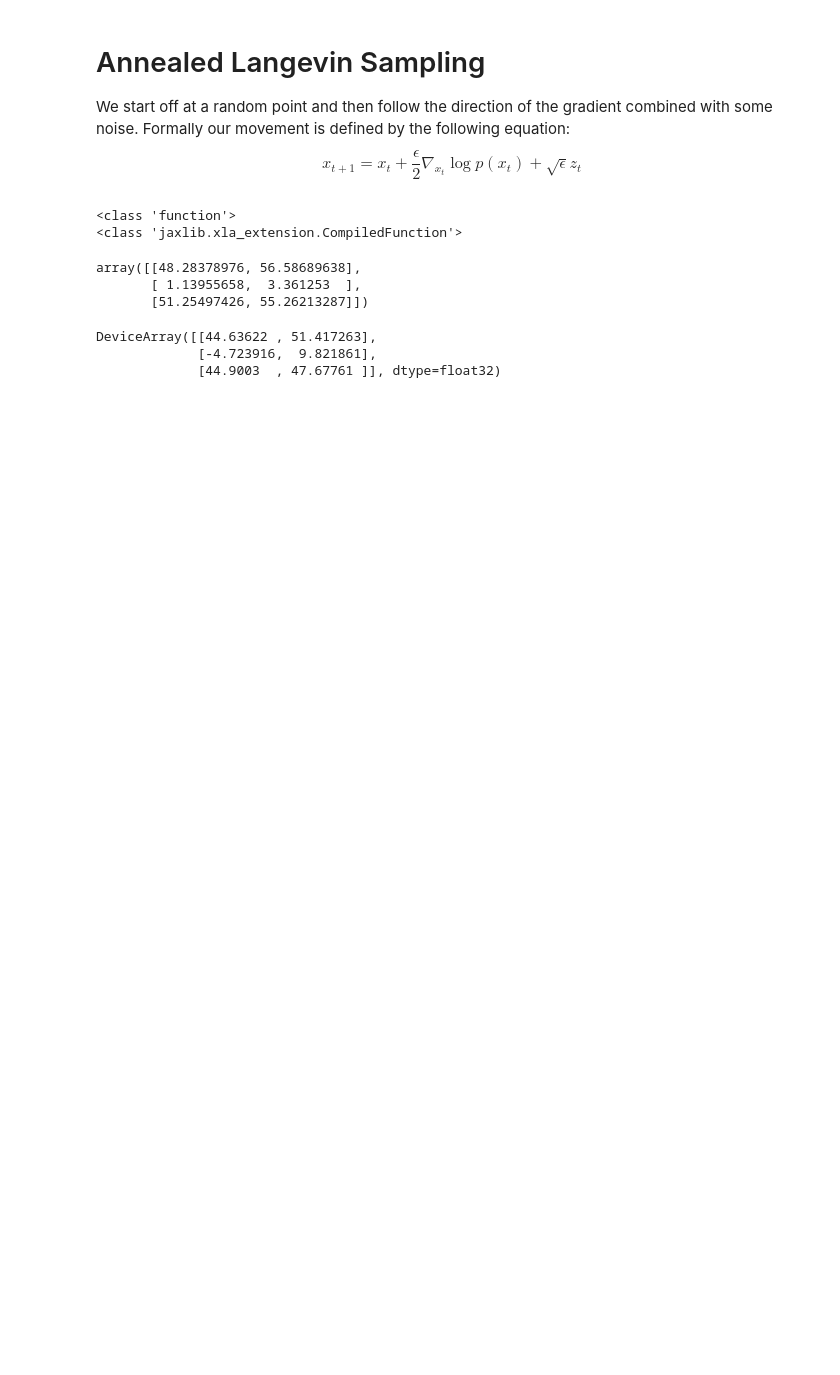
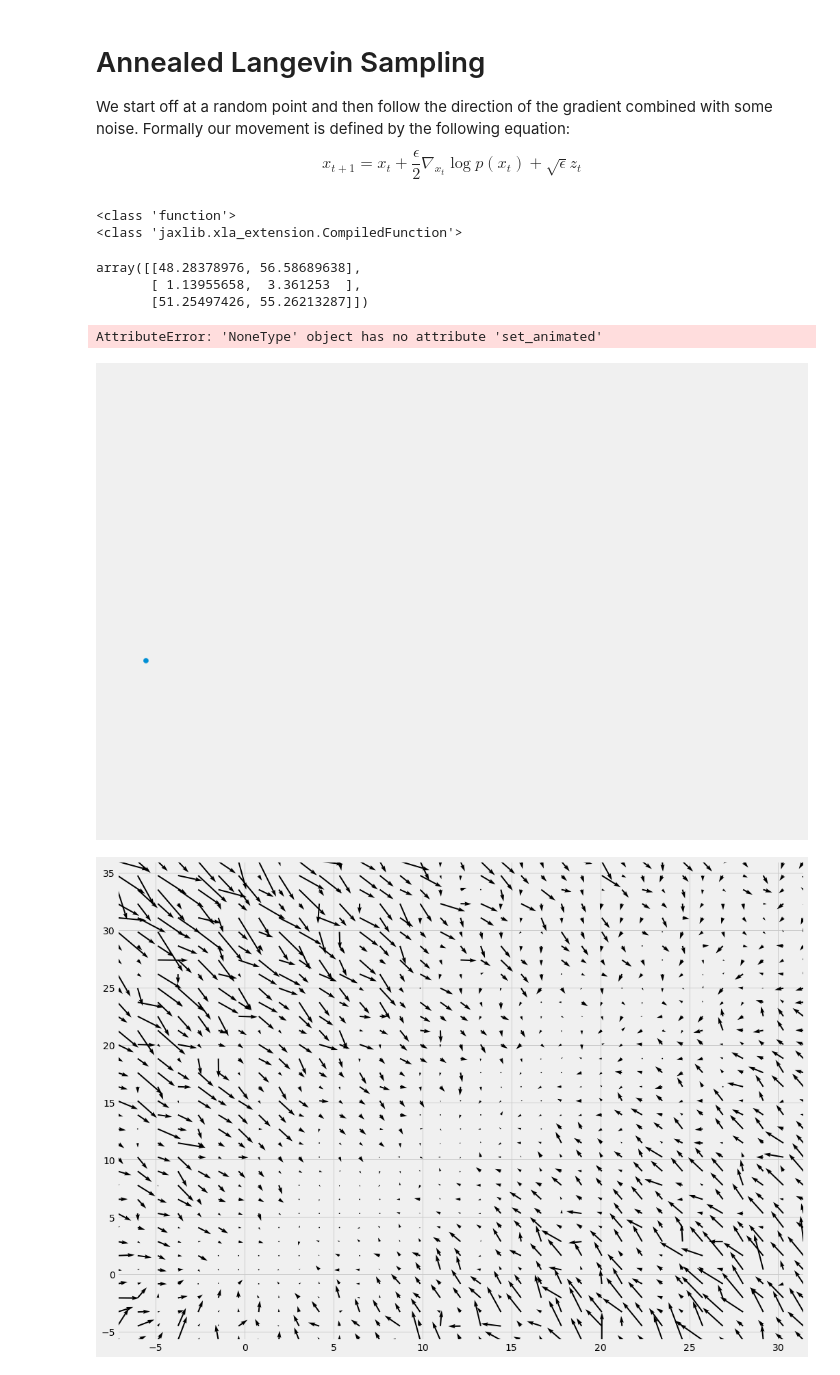
Before and after one commit to aniquetahir/ScoreBasedMatching, a Jupyter notebook: simple.ipynb, the cells around one changed output. Saved outputs shown, nothing was run; the diff lists cells and outputs as text; code cells hidden in the pictures; blank space fills up the shorter version.

Commit message:
Added code for plotting

```diff
--- a/simple.ipynb
+++ b/simple.ipynb
@@ -314,9 +372,15 @@ array([[48.28378976, 56.58689638],
        [51.25497426, 55.26213287]])
 # %%
 _, a = annealed_langevin(m_params, split, data[:3], 1e-3)
-# %%
-a[0]
-# %% [output]
-DeviceArray([[44.63622 , 51.417263],
-             [-4.723916,  9.821861],
-             [44.9003  , 47.67761 ]], dtype=float32)
+# %%
+from IPython import display
+
+anim = make_animation(a)
+print("Saving animation...")
+anim.save("sample_simple.gif", writer="imagemagick")
+plt.close()
+print('tst')
+# %% [output]
+AttributeError: 'NoneType' object has no attribute 'set_animated'
+[figure, added]
+[figure, added]
```
Also changed, not shown: parts of 7 cells of this notebook.
